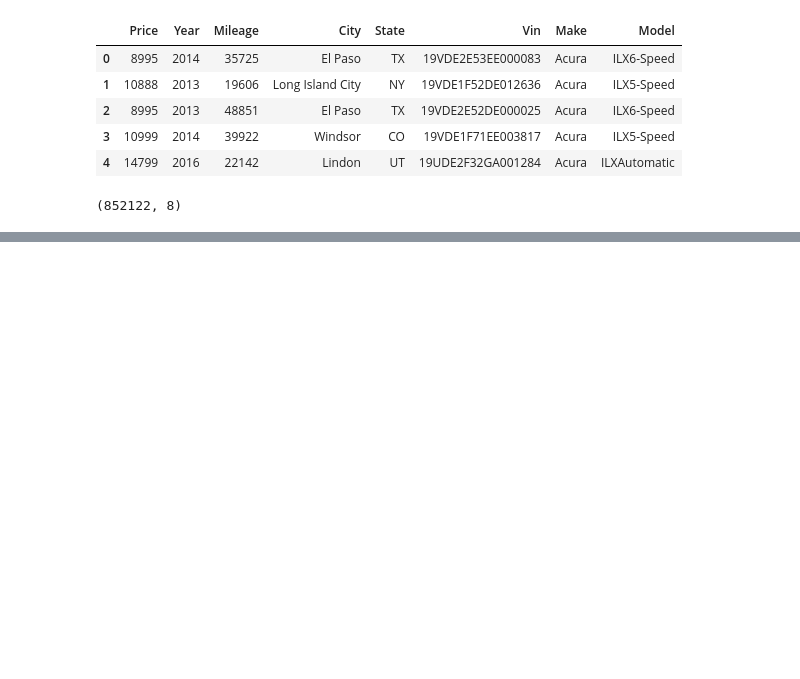
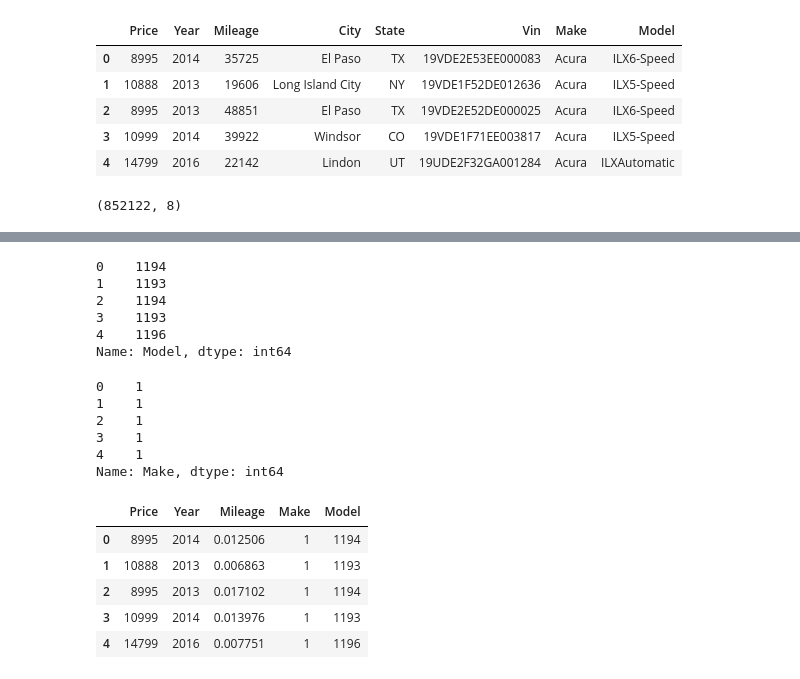
Before and after one commit to SergioChalela/Predicciones-Aguacates, a Jupyter notebook: Fuente.ipynb, the cells around one changed output, grey strips where cells are left out. Drawn from its saved outputs; the diff is of its cells as text; code cells hidden in the pictures; blank space fills up the shorter version.

```diff
--- a/Fuente.ipynb
+++ b/Fuente.ipynb
@@ -17,0 +77,42 @@ df.shape
+# %%
+from sklearn.preprocessing import LabelEncoder
+
+conversion = LabelEncoder()
+
+df["Make"] = conversion.fit_transform(df["Make"])
+df["Model"] = conversion.fit_transform(df["Model"])
+
+df["Make"].head()
+df["Model"].head()
+# %% [output]
+0    1194
+1    1193
+2    1194
+3    1193
+4    1196
+Name: Model, dtype: int64
+# %%
+df["Make"].head()
+# %% [output]
+0    1
+1    1
+2    1
+3    1
+4    1
+Name: Make, dtype: int64
+# %%
+# las distancias son muy largas entonces las dejaremos entre 0 y 1
+from sklearn.preprocessing import MinMaxScaler
+
+normalizacion = MinMaxScaler()
+df[["Mileage"]] = normalizacion.fit_transform(df[["Mileage"]])
+
+
+df.head()
+# %% [output]
+|  | Price | Year | Mileage | Make | Model |
+| 0 | 8995 | 2014 | 0.012506 | 1 | 1194 |
+| 1 | 10888 | 2013 | 0.006863 | 1 | 1193 |
+| 2 | 8995 | 2013 | 0.017102 | 1 | 1194 |
+| 3 | 10999 | 2014 | 0.013976 | 1 | 1193 |
+| 4 | 14799 | 2016 | 0.007751 | 1 | 1196 |
```
Also changed, not shown: parts of 9 cells of this notebook.
